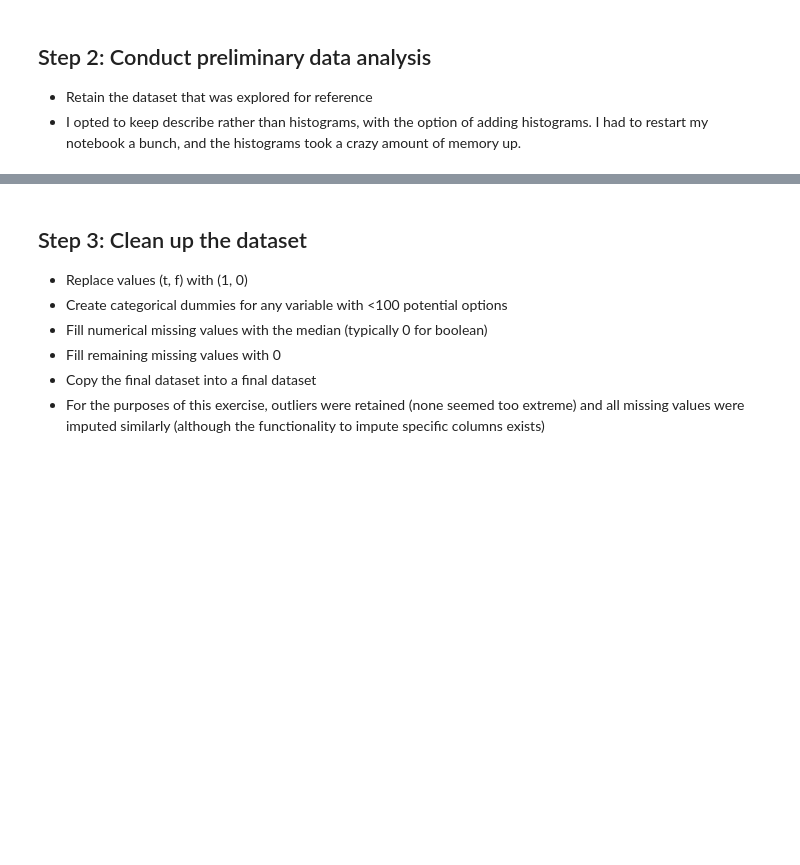
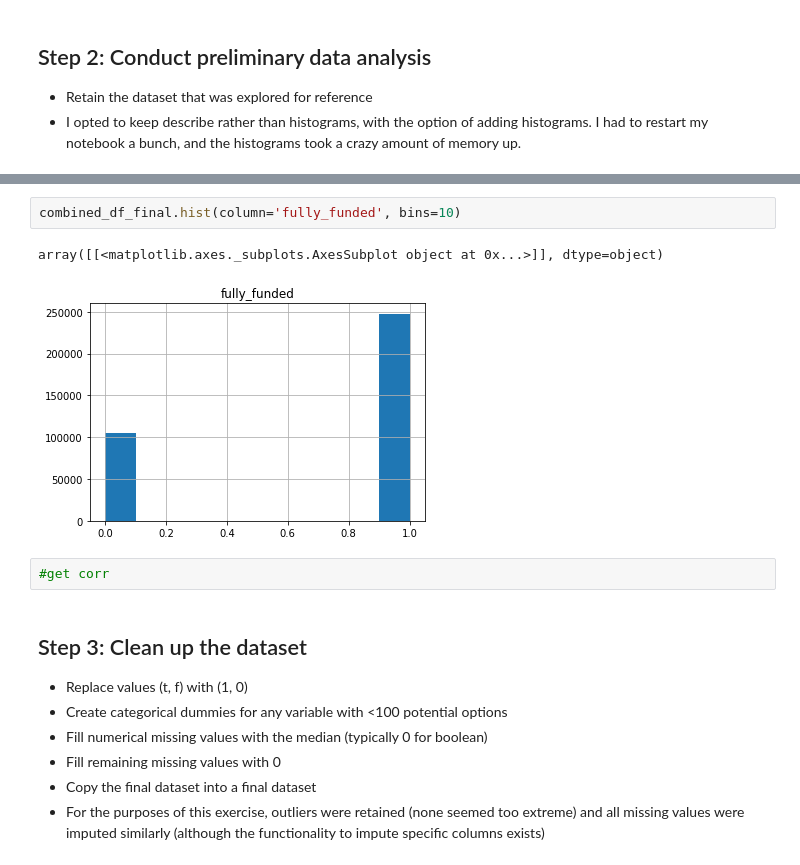
Before and after one commit to emmanechamkin/enechamkin_ML_for_public_policy, a Jupyter notebook: HW 3.ipynb, the cells around one changed output, grey strips where cells are left out. Saved outputs shown, nothing was run; the diff lists cells and outputs as text; blank space fills up the shorter version.

```diff
--- a/HW 3.ipynb
+++ b/HW 3.ipynb
@@ -141,3 +146,10 @@ Name: fully_funded, dtype: object
+# %%
+combined_df_final.hist(column='fully_funded', bins=10)
+# %% [output]
+array([[<matplotlib.axes._subplots.AxesSubplot object at 0x...>]], dtype=object)
+[figure, added]
+# %%
+#get corr
 # %% [markdown]
 ## Step 3: Clean up the dataset
 - Replace values (t, f) with (1, 0)
```
Also changed, not shown: parts of 16 cells of this notebook, 2 other files.
